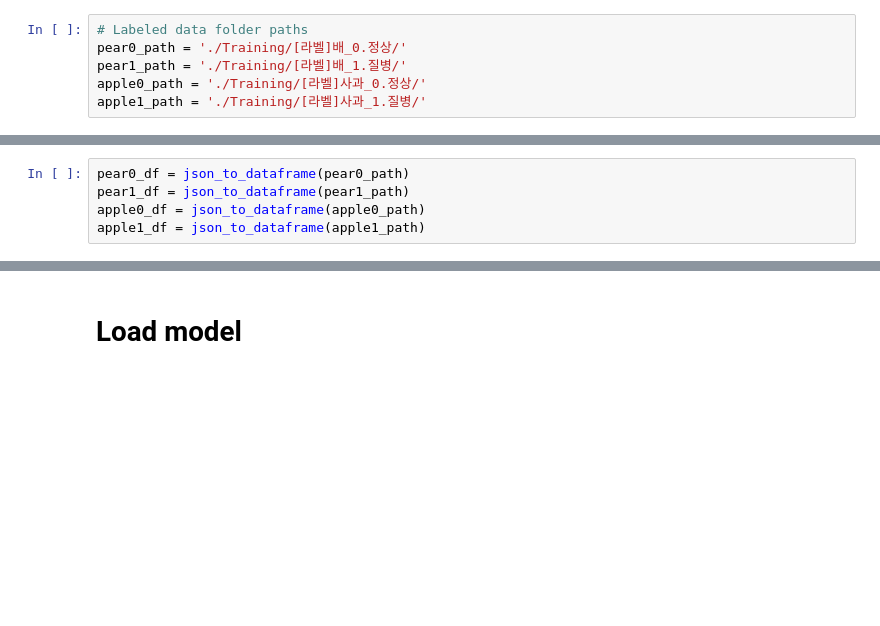
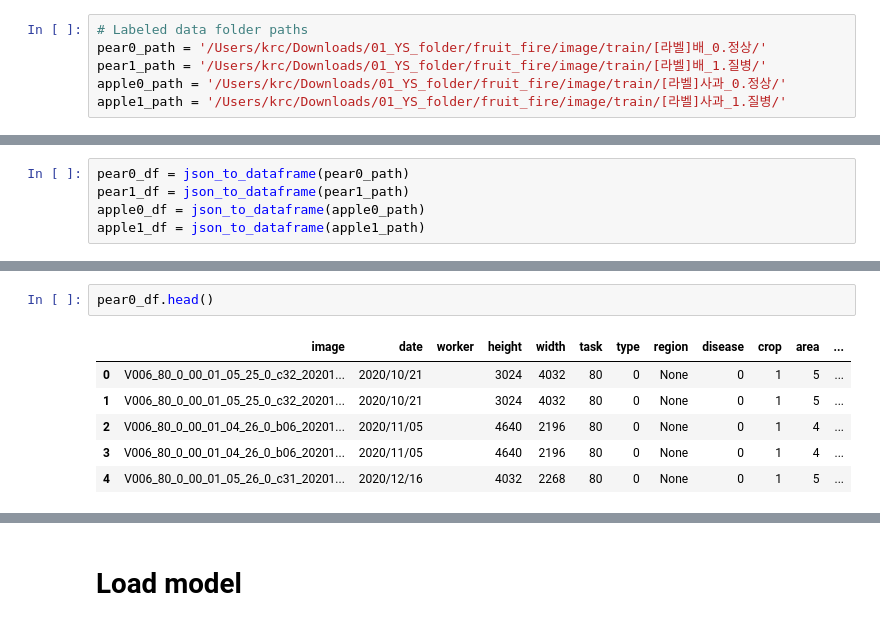
Before and after one commit to yoonseok0323/FruitFroot_PROJECT, a Jupyter notebook: Fruit_Fireblight.ipynb, the cells around one changed output, grey strips where cells are left out. Drawn from its saved outputs; the diff is of its cells as text; blank space fills up the shorter version.

```diff
--- a/Fruit_Fireblight.ipynb
+++ b/Fruit_Fireblight.ipynb
@@ -98,10 +61,10 @@ from pandas.io.json import json_normalize
 # Image data folder paths
 # %%
 # Labeled data folder paths
-pear0_path = './Training/[라벨]배_0.정상/'
-pear1_path = './Training/[라벨]배_1.질병/'
-apple0_path = './Training/[라벨]사과_0.정상/'
-apple1_path = './Training/[라벨]사과_1.질병/'
+pear0_path = '/Users/krc/Downloads/01_YS_folder/fruit_fire/image/train/[라벨]배_0.정상/'
+pear1_path = '/Users/krc/Downloads/01_YS_folder/fruit_fire/image/train/[라벨]배_1.질병/'
+apple0_path = '/Users/krc/Downloads/01_YS_folder/fruit_fire/image/train/[라벨]사과_0.정상/'
+apple1_path = '/Users/krc/Downloads/01_YS_folder/fruit_fire/image/train/[라벨]사과_1.질병/'
 # %%
 def json_to_dataframe(folder_dir) :
     file_list = os.listdir(folder_dir)
@@ -122,0 +106,9 @@ apple1_df = json_to_dataframe(apple1_path)
+# %%
+pear0_df.head()
+# %% [output]
+|  | image | date | worker | height | width | task | type | region | disease | crop | area | ... |
+| 0 | V006_80_0_00_01_05_25_0_c32_20201... | 2020/10/21 |  | 3024 | 4032 | 80 | 0 | None | 0 | 1 | 5 | ... |
+| 1 | V006_80_0_00_01_05_25_0_c32_20201... | 2020/10/21 |  | 3024 | 4032 | 80 | 0 | None | 0 | 1 | 5 | ... |
+| 2 | V006_80_0_00_01_04_26_0_b06_20201... | 2020/11/05 |  | 4640 | 2196 | 80 | 0 | None | 0 | 1 | 4 | ... |
+| 3 | V006_80_0_00_01_04_26_0_b06_20201... | 2020/11/05 |  | 4640 | 2196 | 80 | 0 | None | 0 | 1 | 4 | ... |
+| 4 | V006_80_0_00_01_05_26_0_c31_20201... | 2020/12/16 |  | 4032 | 2268 | 80 | 0 | None | 0 | 1 | 5 | ... |
```
Also changed, not shown: parts of 11 cells of this notebook, 4 other files.
